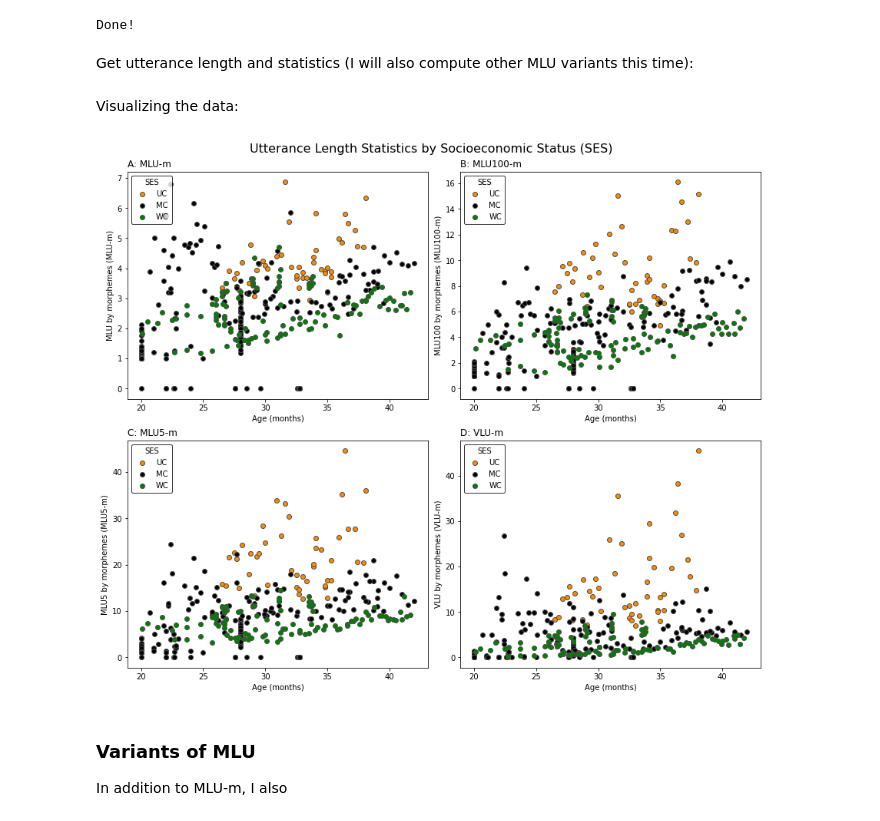
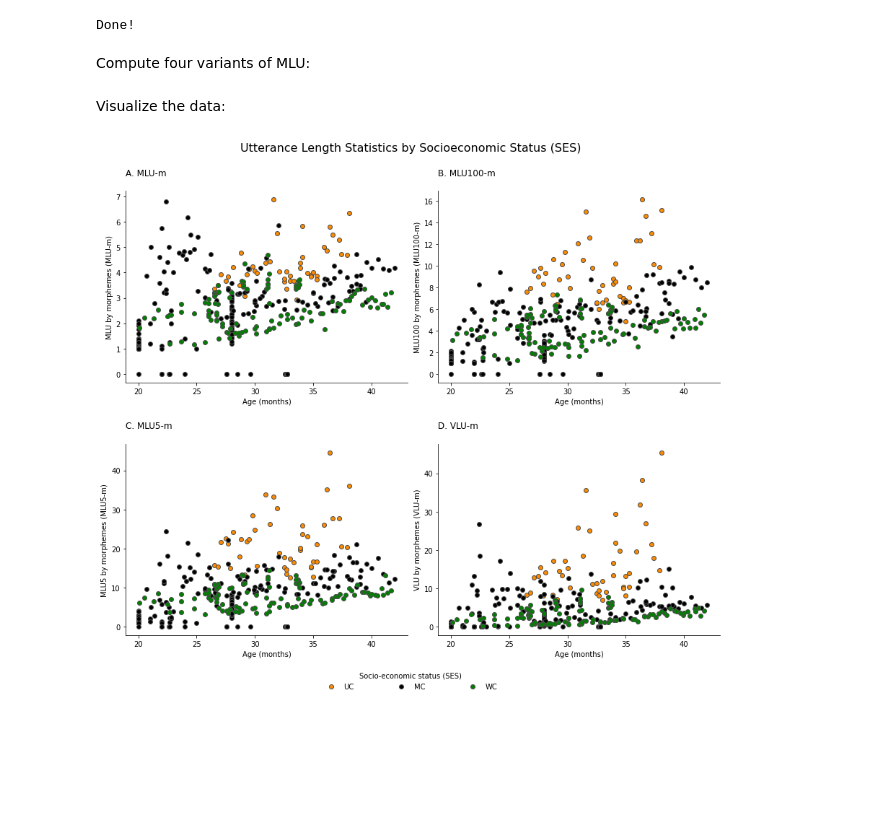
Before and after one commit to Data-Science-for-Linguists-2022/Child-Vocab-Development, a Jupyter notebook: code/exploratory_analysis.ipynb, the cells around one changed output. Cells and saved outputs as stored; diff of their text form; code cells hidden in the pictures; blank space fills up the shorter version.

```diff
--- a/code/exploratory_analysis.ipynb
+++ b/code/exploratory_analysis.ipynb
@@ -288,7 +286,7 @@ print('Done!')
 Reading CHAT files...
 Done!
 # %% [markdown]
-Get utterance length and statistics (I will also compute other MLU variants this time):
+Compute four variants of MLU:
 # %%
 # Create DataFrames
 LUm_list = pd.DataFrame(columns=ses_list)  # List of utterance length (morpheme)
@@ -318,40 +316,40 @@ MLU5m_list = LUm_list.applymap(lambda x: np.mean(nlargest(5, x))
 VLUm_list = LUm_list.applymap(lambda x:  np.var(x) if
                                 ((x != np.nan) and (type(x)==list)) else 0)
 # %% [markdown]
-Visualizing the data:
+Visualize the data:
 # %%
 # Create a figure with 4 axes (i.e. 4 subplots)
 fig, ax = plt.subplot_mosaic([['MLU-m', 'MLU100-m'],
                               ['MLU5-m','VLU-m']],
                               figsize=(12,10), facecolor='w',
                               constrained_layout=True)
 cmap = {'UC':'darkorange', 'MC':'k', 'WC':'g'}  # color map
 
 # Plot 4 subplots for each SES group
 for s in ses_list:
     ax['MLU-m'].scatter(age_list[s], MLUm_list[s],
                         facecolors=cmap[s], edgecolors='.3')
     ax['MLU100-m'].scatter(age_list[s], MLU100m_list[s],
                            facecolors=cmap[s], edgecolors='.3')
     ax['MLU5-m'].scatter(age_list[s], MLU5m_list[s],
                          facecolors=cmap[s], edgecolors='.3')
     ax['VLU-m'].scatter(age_list[s], VLUm_list[s],
                         facecolors=cmap[s], edgecolors='.3')
 
 # Set axis labels, subplot titles and legends
 for k,v in {'A':'MLU-m', 'B':'MLU100-m', 'C':'MLU5-m', 'D':'VLU-m'}.items():
     ax[v].set_xlabel('Age (months)')
     ax[v].set_ylabel('{} by morphemes ({})'.format(v[:-2],v))
-    ax[v].set_title('{}: {}'.format(k,v), loc = 'left')
-    ax[v].legend(ses_list, title='SES', edgecolor='k', loc='upper left')
+    ax[v].set_title('\n{}. {}\n'.format(k,v), loc = 'left')
+    ax[v].spines[['top','right']].set_visible(False)  # remove top/right spines
+    # ax[v].legend(ses_list, title='SES', edgecolor='k', loc='upper left')
+
+fig.legend(ses_list, title='Socio-economic status (SES)', mode='expand', ncol=3,
+           loc='lower left', bbox_to_anchor=(0.35,-0.07,0.3,0), edgecolor='none')
 
 # Set figure title
 fig.suptitle('Utterance Length Statistics by Socioeconomic Status (SES)',fontsize=16)
 
 plt.show()
 # %% [output]
-[figure, old version]
+[figure, new version]
-# %% [markdown]
-### Variants of MLU
-
-In addition to MLU-m, I also
```
Also changed, not shown: parts of 51 cells of this notebook.
